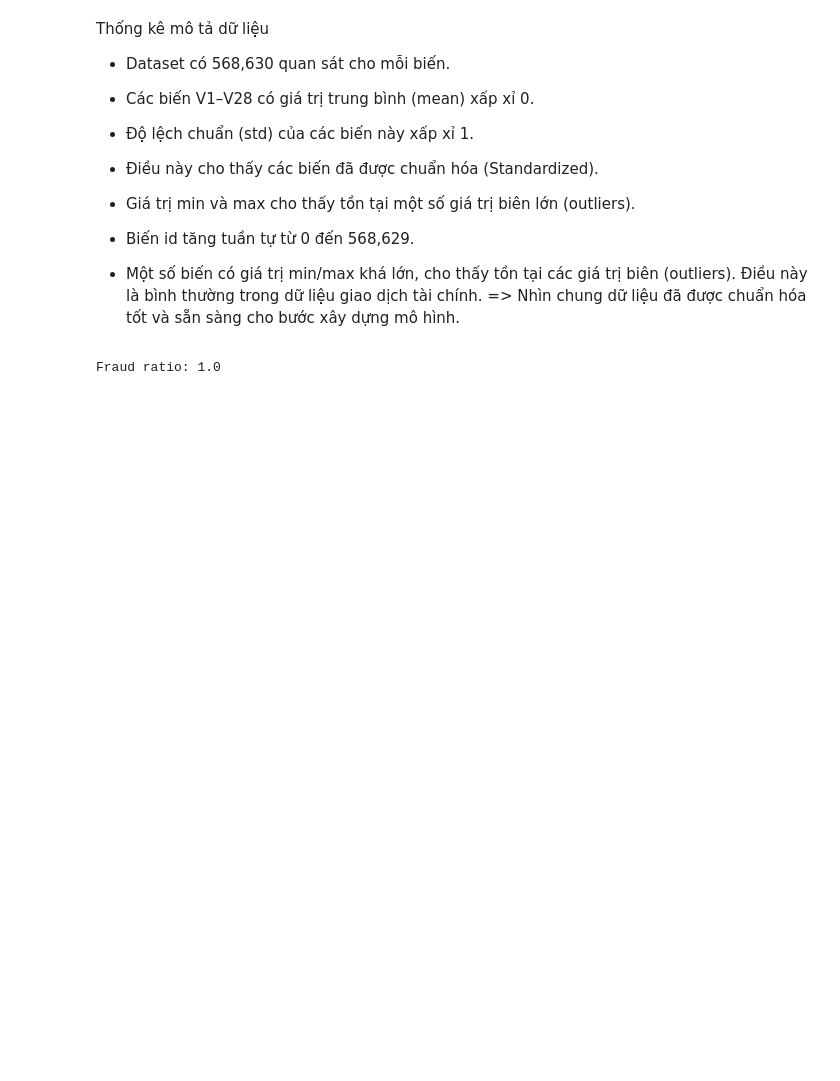
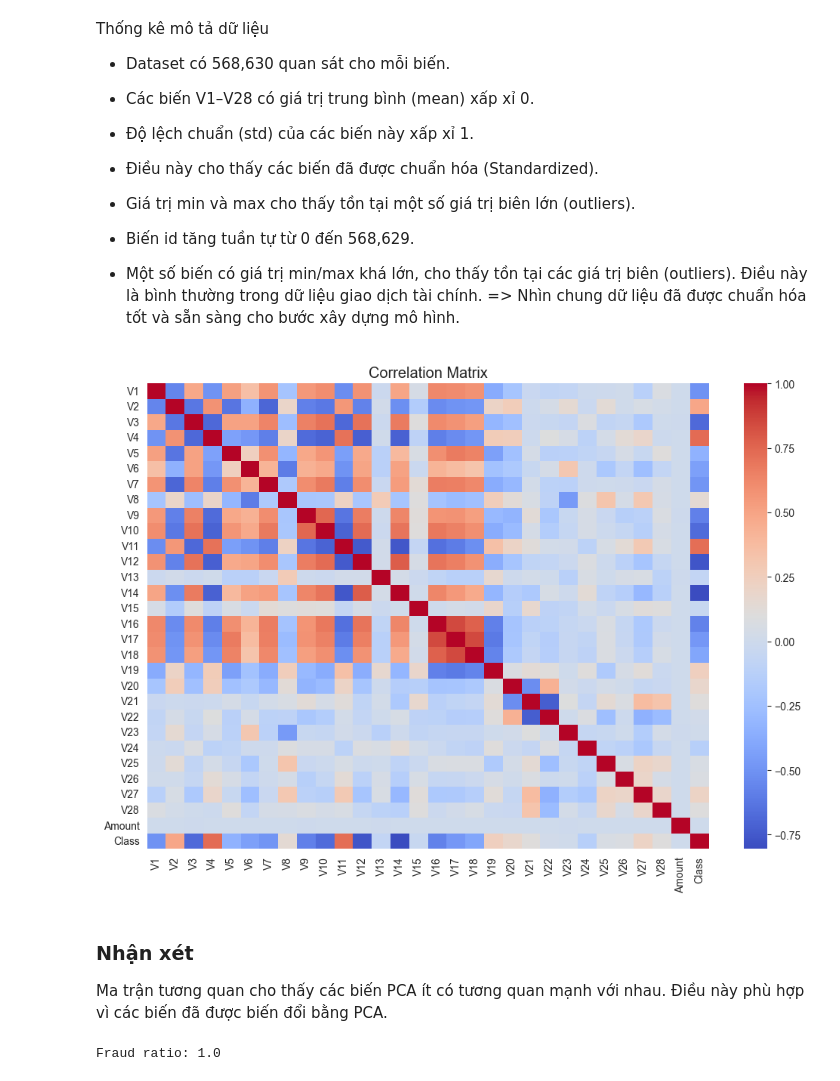
Before and after one commit to NhatHuy61205/Credit-Card-Fraud-Detection-Classification---Imbalanced-, a Jupyter notebook: notebooks/eda/eda_overview.ipynb, the cells around one changed output. Cells and saved outputs as stored; diff of their text form; code cells hidden in the pictures; blank space fills up the shorter version.

```diff
--- a/notebooks/eda/eda_overview.ipynb
+++ b/notebooks/eda/eda_overview.ipynb
@@ -181,6 +181,18 @@ Thống kê mô tả dữ liệu
 - Biến id tăng tuần tự từ 0 đến 568,629.
 - Một số biến có giá trị min/max khá lớn, cho thấy tồn tại các giá trị biên (outliers). Điều này là bình thường trong dữ liệu giao dịch tài chính.
 => Nhìn chung dữ liệu đã được chuẩn hóa tốt và sẵn sàng cho bước xây dựng mô hình.
+# %%
+# Phân tích tương quan (Correlation Analysis)
+plt.figure(figsize=(12,8))
+sns.heatmap(df.drop("id", axis=1).corr(), cmap="coolwarm")
+plt.title("Correlation Matrix")
+plt.show()
+# %% [output]
+[figure, added]
+# %% [markdown]
+### Nhận xét
+Ma trận tương quan cho thấy các biến PCA ít có tương quan mạnh với nhau.
+Điều này phù hợp vì các biến đã được biến đổi bằng PCA.
 # %%
 # Kiểm tra imbalance ratio
 fraud_count = df["Class"].value_counts()[1]
```
Also changed, not shown: parts of 1 cell of this notebook.
